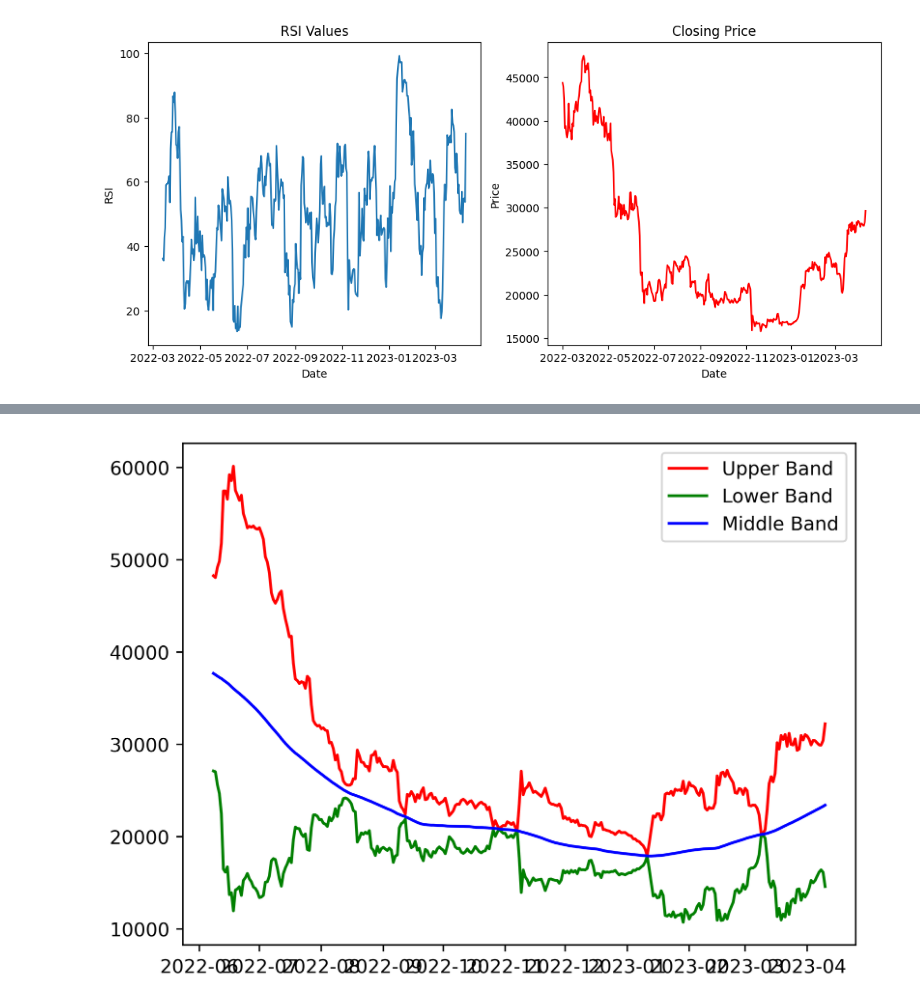
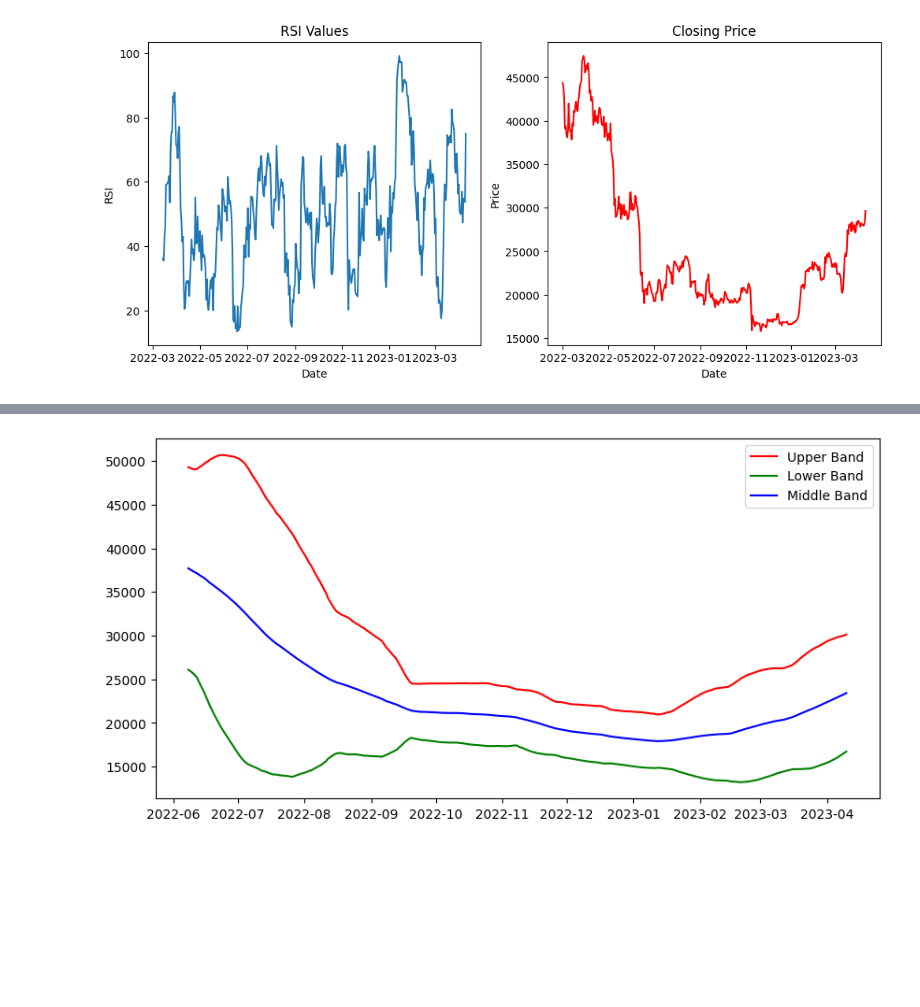
Before and after one commit to Annarhysa/Cryptocurrency-Trading-Algorithm, a Jupyter notebook: Market-Analysis-yfinance.ipynb, the cells around one changed output, grey strips where cells are left out. Drawn from its saved outputs; the diff is of its cells as text; code cells hidden in the pictures; blank space fills up the shorter version.

```diff
--- a/Market-Analysis-yfinance.ipynb
+++ b/Market-Analysis-yfinance.ipynb
@@ -133,5 +144,5 @@ plt.show()
 # %%
 BTC_USD['Middle Band'] = BTC_USD['Close'].rolling(window=100).mean()
-BTC_USD['Standard Deviation'] = pow((pow((BTC_USD['Close'] - BTC_USD['Middle Band']),2)/2),0.5)
+BTC_USD['Standard Deviation'] = BTC_USD['Close'].rolling(window=100).std()
 BTC_USD.tail()
 # %% [output]
@@ -161,13 +172,13 @@ BTC_USD.tail()
 # %%
-fig, ax = plt.subplots(dpi = 500)
+fig, ax = plt.subplots(figsize = (10,5))
 
 ax.plot(BTC_USD['Upper Band'], label='Upper Band', c ='Red')
 ax.plot(BTC_USD['Lower Band'], label='Lower Band', c = 'Green')
 ax.plot(BTC_USD['Middle Band'], label='Middle Band', c ='Blue')
 
 ax.legend()
 
 
 plt.show()
 # %% [output]
-[figure, old version]
+[figure, new version]
```
Also changed, not shown: parts of 5 cells of this notebook.
